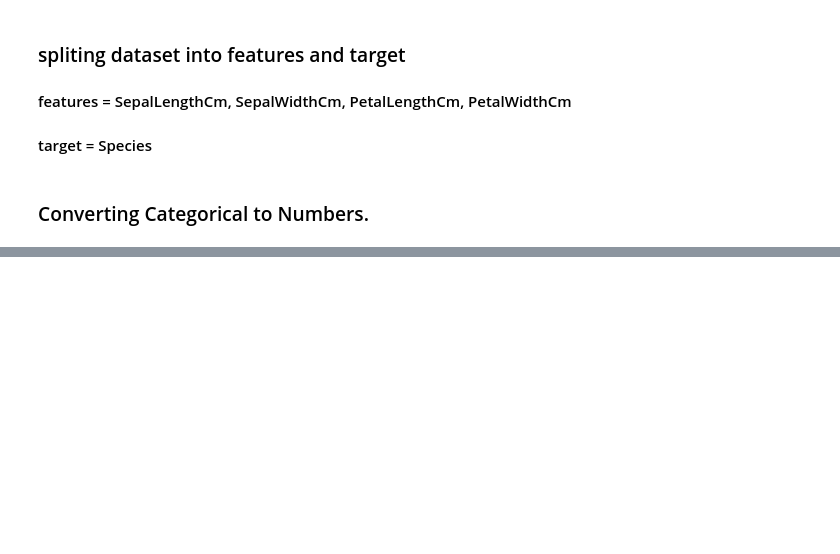
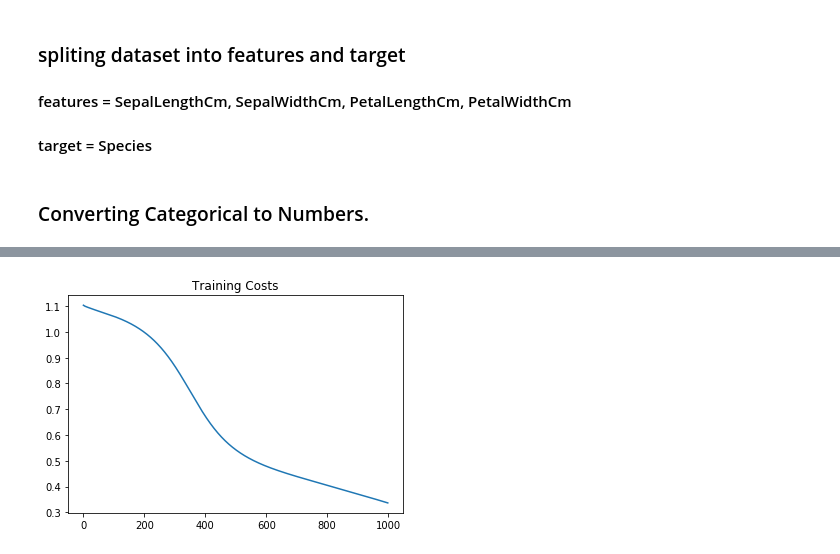
Before and after one commit to delgadoliveira/basicTorch, a Jupyter notebook: 3_basic_example.ipynb, the cells around one changed output, grey strips where cells are left out. Saved outputs shown, nothing was run; the diff lists cells and outputs as text; code cells hidden in the pictures; blank space fills up the shorter version.

```diff
--- a/3_basic_example.ipynb
+++ b/3_basic_example.ipynb
@@ -65,0 +122,38 @@ from
+# %%
+# making torch tensors base data that can be used for training.
+X_train = torch.from_numpy(X_train).float()
+X_test = torch.from_numpy(X_test).float()
+y_train = torch.from_numpy(y_train).long()
+# %%
+epochs= 1000
+batch_size= 15
+n_batches = 9
+
+costs = []
+test_accuracies = []
+for e in range(epochs):
+    running_loss = 0
+    for j in range(n_batches):
+        ## taking a batch of data for training, taking only 15 entries for training at one time.
+        Xbatch = X_train[j*batch_size:(j+1)*batch_size]
+        Ybatch = y_train[j*batch_size:(j+1)*batch_size]
+
+        ##---------------------------------------##
+        #In PyTorch, we need to set the gradients to zero before starting to do backpropragation because PyTorch
+        optimizer.zero_grad() # accumulates the gradients on subsequent backward passes.
+        output = model(Xbatch)#forward propagation
+        loss = criterion(output, Ybatch)# calculating the loss
+        loss.backward()# performing backward propagation
+        optimizer.step()# updating the weight
+        running_loss += loss.item()# finding the loss during this step.
+        ##---------------------------------------##
+
+
+    Ypred = predict(model, X_test)
+
+    acc = np.mean(y_test == Ypred)
+
+    print("Epoch: %d, cost: %f, accuracy: %.2f" % (e, running_loss/n_batches, acc))
+
+    costs.append(running_loss/n_batches)
+    test_accuracies.append(acc)
@@ -65,0 +178,7 @@ from
+# %%
+%matplotlib inline
+plt.plot(costs)
+plt.title("Training Costs")
+plt.show()
+# %% [output]
+[figure, added]
```
Also changed, not shown: parts of 16 cells of this notebook.
